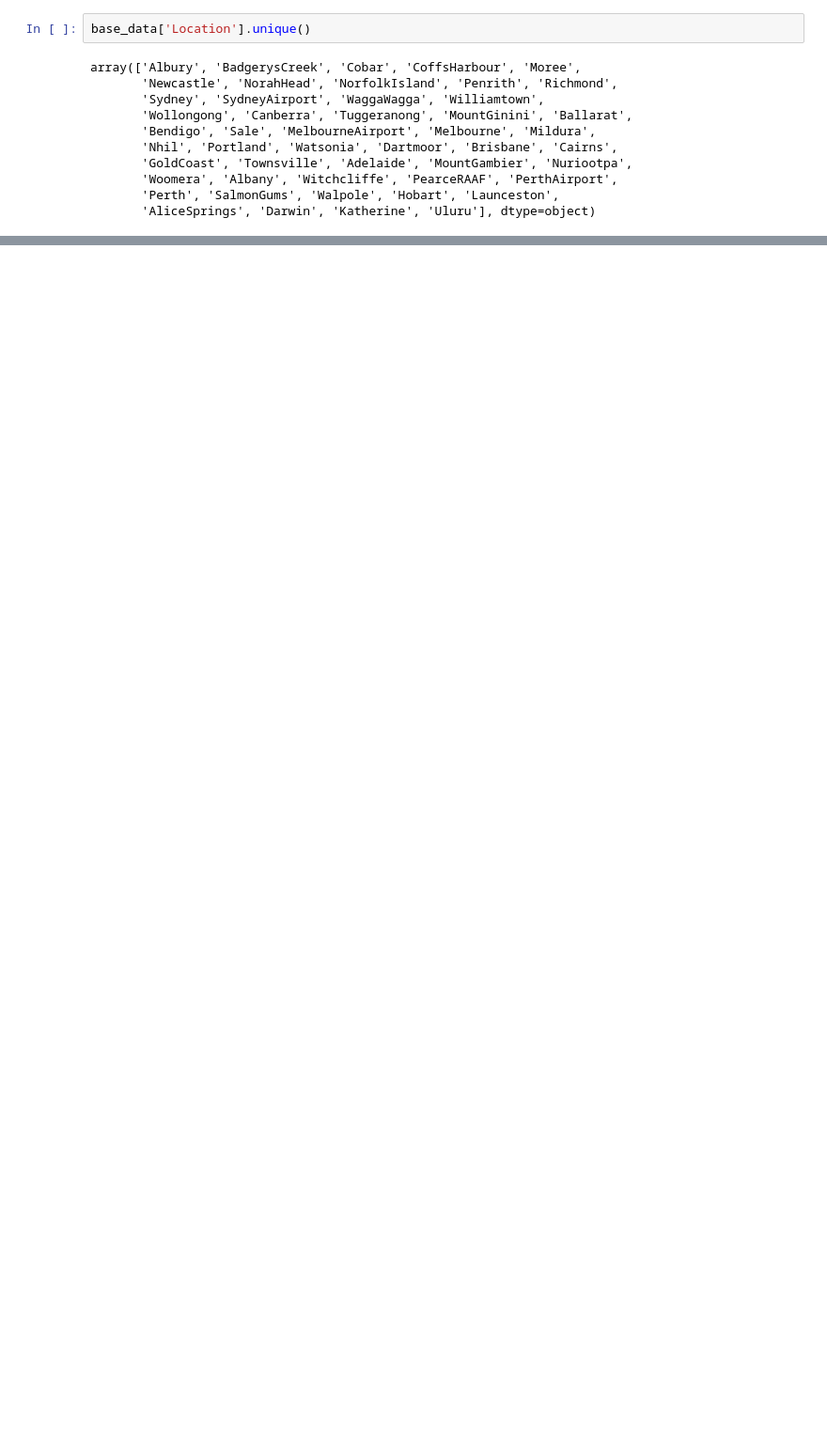
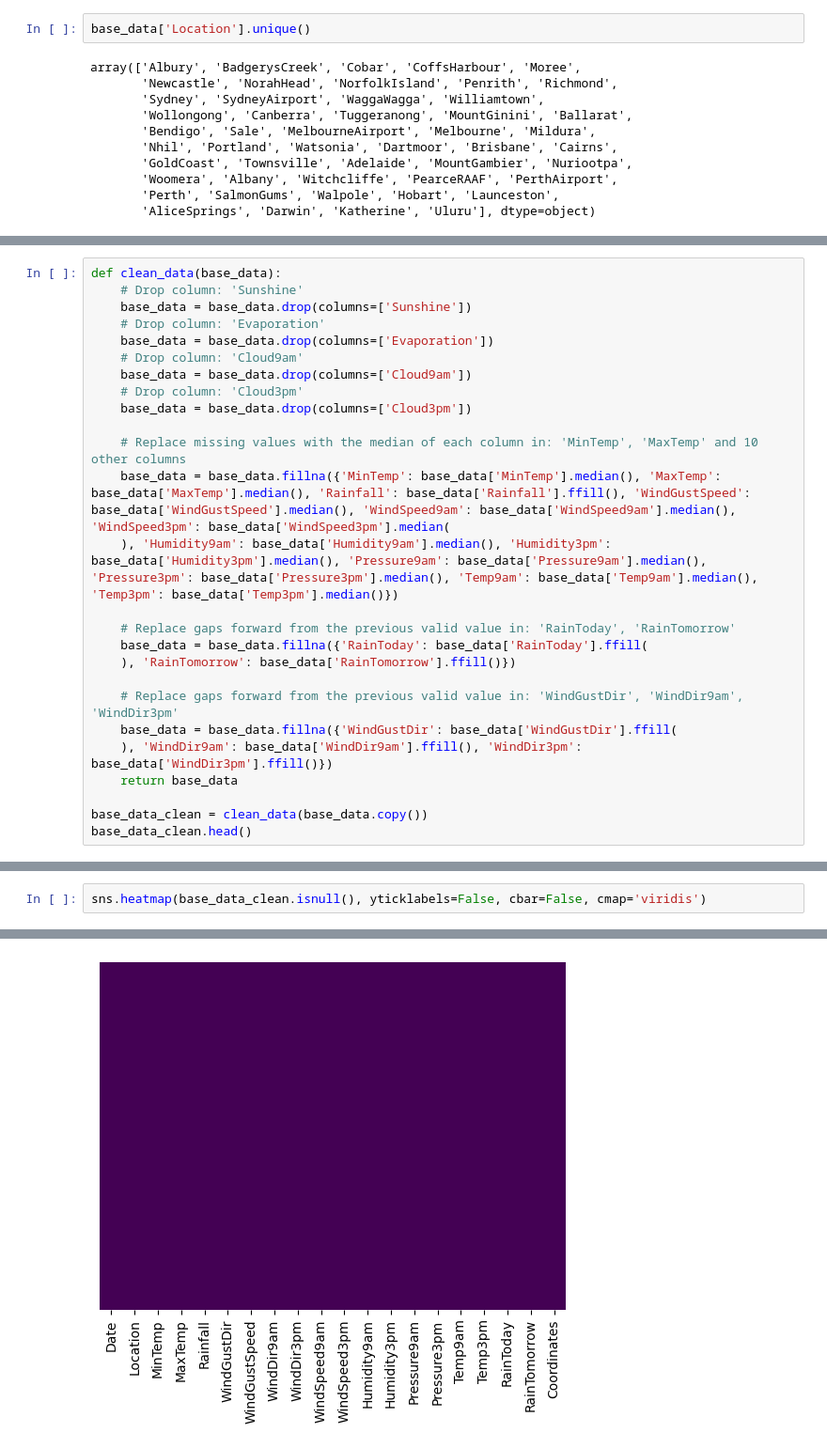
Before and after one commit to ClipLee/SUML_GR1_TMWT, a Jupyter notebook: data_prep.ipynb, the cells around one changed output, grey strips where cells are left out. Shown at 94% size. Cells and saved outputs as stored; diff of their text form; blank space fills up the shorter version.

```diff
--- a/data_prep.ipynb
+++ b/data_prep.ipynb
@@ -188,0 +212,26 @@ print(base_data)
+# %%
+def clean_data(base_data):
+    # Drop column: 'Sunshine'
+    base_data = base_data.drop(columns=['Sunshine'])
+    # Drop column: 'Evaporation'
+    base_data = base_data.drop(columns=['Evaporation'])
+    # Drop column: 'Cloud9am'
+    base_data = base_data.drop(columns=['Cloud9am'])
+    # Drop column: 'Cloud3pm'
+    base_data = base_data.drop(columns=['Cloud3pm'])
+
+    # Replace missing values with the median of each column in: 'MinTemp', 'MaxTemp' and 10 other columns
+    base_data = base_data.fillna({'MinTemp': base_data['MinTemp'].median(), 'MaxTemp': base_data['MaxTemp'].median(), 'Rainfall': base_data['Rainfall'].ffill(), 'WindGustSpeed': base_data['WindGustSpeed'].median(), 'WindSpeed9am': base_data['WindSpeed9am'].median(), 'WindSpeed3pm': base_data['WindSpeed3pm'].median(
+    ), 'Humidity9am': base_data['Humidity9am'].median(), 'Humidity3pm': base_data['Humidity3pm'].median(), 'Pressure9am': base_data['Pressure9am'].median(), 'Pressure3pm': base_data['Pressure3pm'].median(), 'Temp9am': base_data['Temp9am'].median(), 'Temp3pm': base_data['Temp3pm'].median()})
+
+    # Replace gaps forward from the previous valid value in: 'RainToday', 'RainTomorrow'
+    base_data = base_data.fillna({'RainToday': base_data['RainToday'].ffill(
+    ), 'RainTomorrow': base_data['RainTomorrow'].ffill()})
+
+    # Replace gaps forward from the previous valid value in: 'WindGustDir', 'WindDir9am', 'WindDir3pm'
+    base_data = base_data.fillna({'WindGustDir': base_data['WindGustDir'].ffill(
+    ), 'WindDir9am': base_data['WindDir9am'].ffill(), 'WindDir3pm': base_data['WindDir3pm'].ffill()})
+    return base_data
+
+base_data_clean = clean_data(base_data.copy())
+base_data_clean.head()
@@ -188,0 +245,3 @@ print(base_data)
+# %%
+sns.heatmap(base_data_clean.isnull(), yticklabels=False, cbar=False, cmap='viridis')
+# %% [output]
@@ -188,0 +249 @@ print(base_data)
+[figure, added]
```
Also changed, not shown: parts of 4 cells of this notebook.
